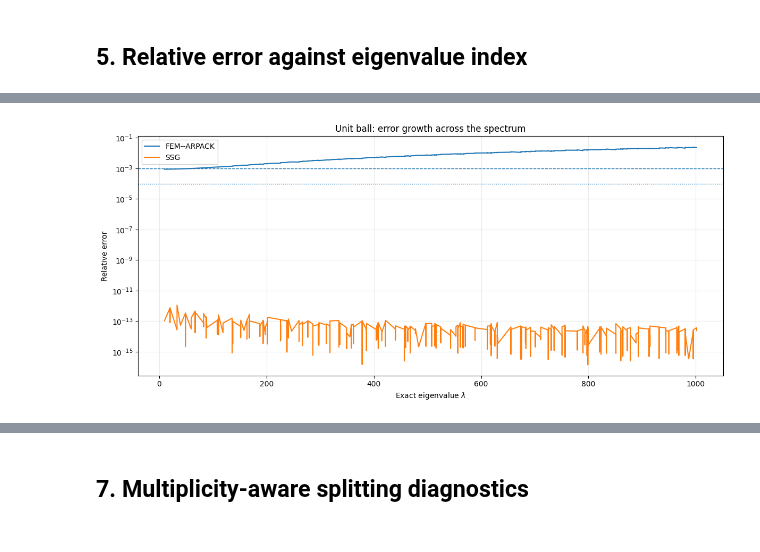
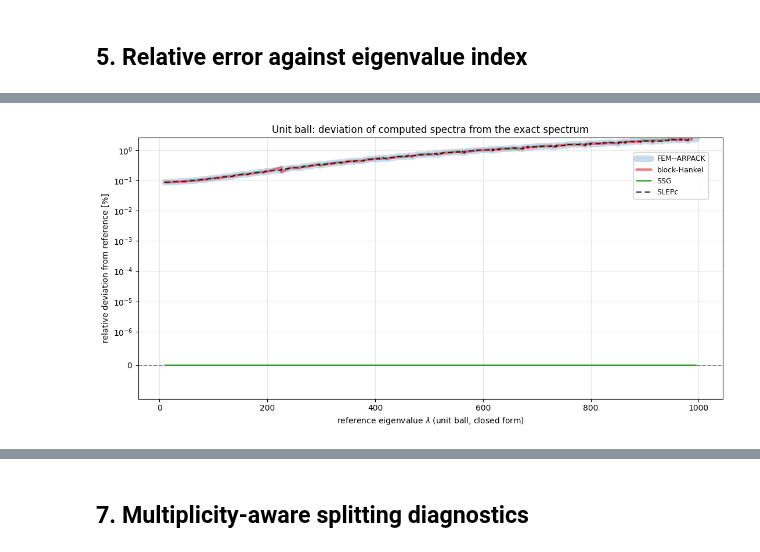
Before and after one commit to Sultanow/cone-operator-lab, a Jupyter notebook: ellipsoid-benchmark/notebooks/unit_ball_ground_truth_validation.ipynb, the cells around one changed output, grey strips where cells are left out. Saved outputs shown, nothing was run; the diff lists cells and outputs as text; code cells hidden in the pictures.

```diff
--- a/ellipsoid-benchmark/notebooks/unit_ball_ground_truth_validation.ipynb
+++ b/ellipsoid-benchmark/notebooks/unit_ball_ground_truth_validation.ipynb
@@ -249,17 +245,37 @@ plt.show()
-# %%
-fig, ax = plt.subplots(figsize=(12, 5.5))
-for method, df in ordered_results.items():
-    ax.semilogy(df["lambda_exact"], np.maximum(df["rel_error"], 1e-16), label=method)
-ax.axhline(1e-3, linestyle="--", linewidth=1)
-ax.axhline(1e-4, linestyle=":", linewidth=1)
-ax.set_xlabel(r"Exact eigenvalue $\lambda$")
-ax.set_ylabel("Relative error")
-ax.set_title("Unit ball: error growth across the spectrum")
-ax.legend()
-ax.grid(True, which="both", alpha=0.25)
-fig.tight_layout()
-fig.savefig(FIG_DIR / "unit_ball_relative_error_vs_lambda.pdf", bbox_inches="tight")
-fig.savefig(FIG_DIR / "unit_ball_relative_error_vs_lambda.png", dpi=300, bbox_inches="tight")
-plt.show()
-# %% [output]
-[figure, removed]
+# %%
+STYLES = {
+    "FEM--ARPACK":  dict(color="#1f77b4", linestyle="-", linewidth=8.0, alpha=0.25, zorder=1),
+    "block-Hankel": dict(color="#d62728", linestyle="-", linewidth=3.4, alpha=0.55, zorder=2),
+    "SSG":          dict(color="#2ca02c", linestyle="-", linewidth=1.8, zorder=3),
+    "SLEPc":        dict(color="#111111", linestyle=(0, (5, 3)), linewidth=1.3, zorder=4),
+}
+PLOT_ORDER = ["FEM--ARPACK", "block-Hankel", "SSG", "SLEPc"]
+
+exact = exact_df["lambda_exact"].to_numpy()
+LAM_MAX = min(exact[-1], *(v[-1] for v in spectra.values() if v is not None))
+exact = exact[exact <= LAM_MAX]
+
+fig, ax = plt.subplots(figsize=(11, 5.5))
+for method in PLOT_ORDER:
+    v = spectra.get(method)
+    if v is None:
+        continue
+    n = min(len(v), len(exact))
+    rel = (v[:n] - exact[:n]) / exact[:n]
+    ax.plot(exact[:n], 100 * rel, label=method, solid_capstyle="round", **STYLES[method])
+
+ax.axhline(0.0, color="0.45", linestyle="--", linewidth=1.2)
+ax.set_yscale("symlog", linthresh=1e-6)
+ax.set_ylim(bottom=-1e-6)
+ax.set_ylabel("relative deviation from ground truth [%] (symlog)")
+ax.set_xlabel(r"reference eigenvalue $\lambda$ (unit ball, closed form)")
+ax.set_ylabel("relative deviation from reference [%]")
+ax.set_title("Unit ball: deviation of computed spectra from the exact spectrum")
+ax.grid(True, alpha=0.3)
+ax.legend(fontsize=9, framealpha=0.92, loc="upper right", borderaxespad=2)
+fig.tight_layout()
+fig.savefig(FIG_DIR / "unitball_relative_deviation.png", dpi=150)
+fig.savefig(FIG_DIR / "unitball_relative_deviation.pdf", bbox_inches="tight")
+plt.show()
+# %% [output]
+[figure, added]
```
Also changed, not shown: parts of 23 cells of this notebook, 4 other files.
